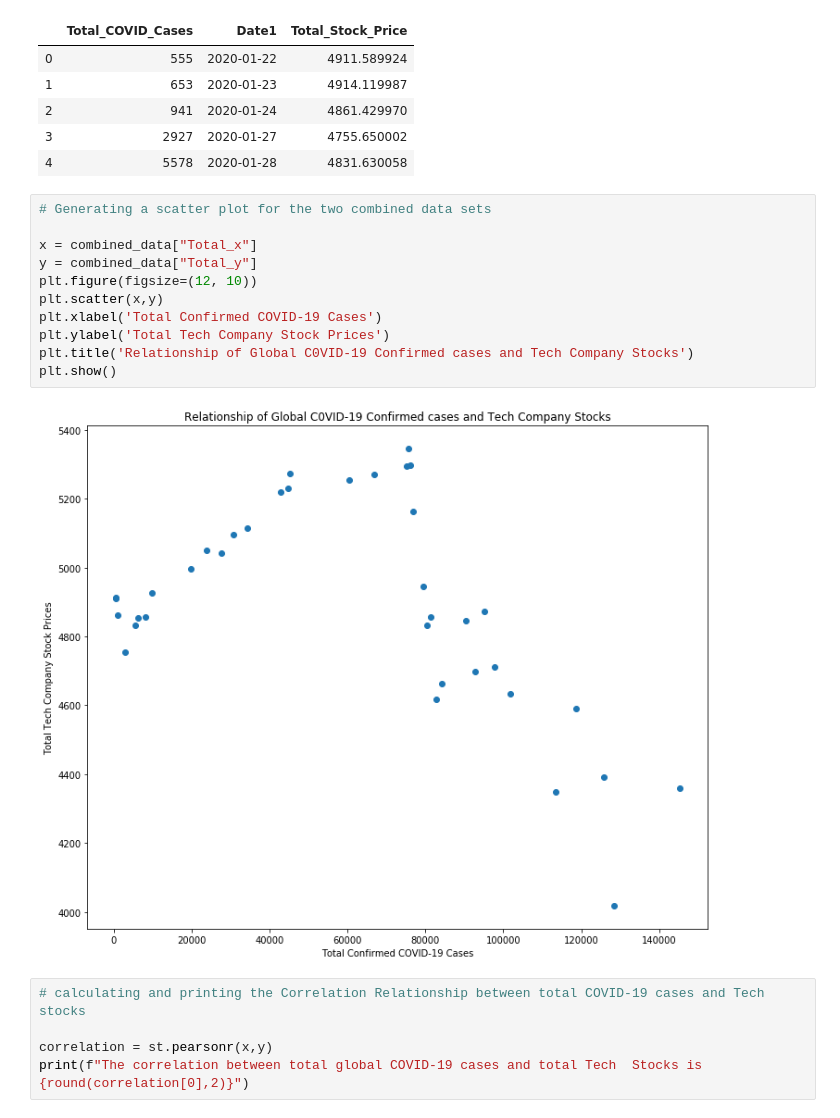
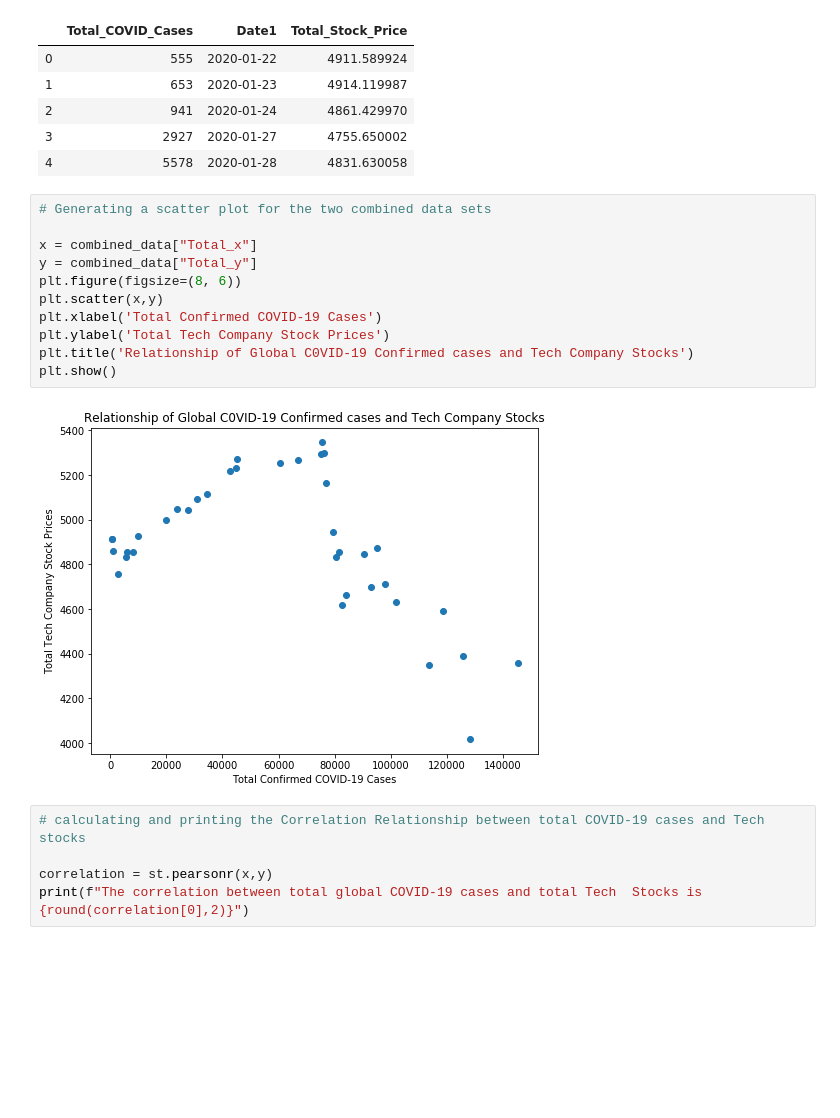
Before and after one commit to saelbakr/COVID-Stocks, a Jupyter notebook: Tech_comp_Stock_analysis.ipynb, the cells around one changed output. Saved outputs shown, nothing was run; the diff lists cells and outputs as text; blank space fills up the shorter version.

```diff
--- a/Tech_comp_Stock_analysis.ipynb
+++ b/Tech_comp_Stock_analysis.ipynb
@@ -222,16 +222,16 @@ select_combined_data_renamed.head()
 # %%
 # Generating a scatter plot for the two combined data sets
 
 x = combined_data["Total_x"]
 y = combined_data["Total_y"]
-plt.figure(figsize=(12, 10))
+plt.figure(figsize=(8, 6))
 plt.scatter(x,y)
 plt.xlabel('Total Confirmed COVID-19 Cases')
 plt.ylabel('Total Tech Company Stock Prices')
 plt.title('Relationship of Global C0VID-19 Confirmed cases and Tech Company Stocks')
 plt.show()
 # %% [output]
-[figure, old version]
+[figure, new version]
 # %%
 # calculating and printing the Correlation Relationship between total COVID-19 cases and Tech stocks
 
```
Also changed, not shown: parts of 3 cells of this notebook, 1 other file.
